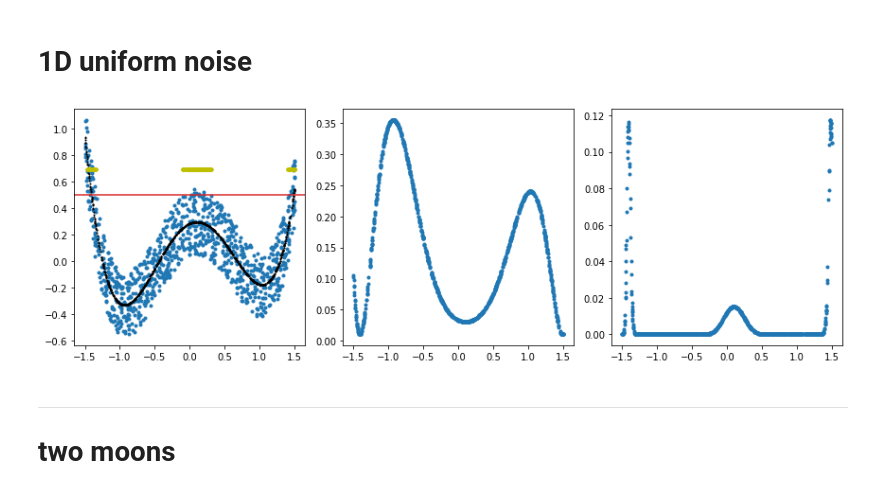
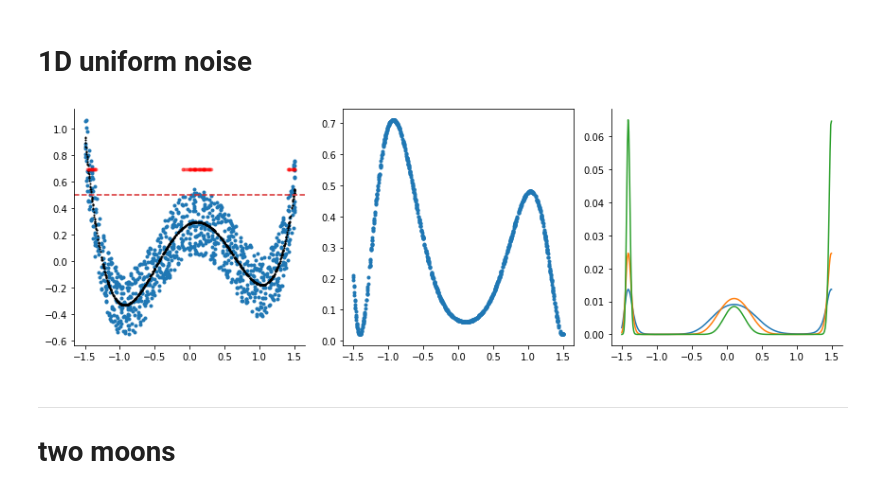
Before and after one commit to mackelab/neuralgbi, a Jupyter notebook: dev_notebook/tasks.ipynb, the cells around one changed output. Saved outputs shown, nothing was run; the diff lists cells and outputs as text; code cells hidden in the pictures.

```diff
--- a/dev_notebook/tasks.ipynb
+++ b/dev_notebook/tasks.ipynb
@@ -18,7 +18,7 @@ from math import sqrt
 # %% [markdown]
 # 1D uniform noise
 # %%
-# from gbi.benchmark.tasks.uniform_1d.task import UniformNoise1D
+from gbi.benchmark.tasks.uniform_1d.task import UniformNoise1D
 # from typing import Tuple, Optional, Union
 
 # import torch
@@ -119,37 +119,41 @@ from math import sqrt
 
 #     #     # posterior cov = s1 * inv_s1pluss2 * s2
 #     #     product_cov = torch.mm(torch.mm(s1, inv_s1s2), s2)
 
 #     #     return product_mean, product_cov
 
 
 task = UniformNoise1D(x_o = Tensor([0.5]), beta=100)
 
 theta = task.prior.sample((1000,))
 x = task.simulate(theta)
 x_true = task.simulate_noiseless(theta)
 lh = task.noise_likelihood.log_prob(task.x_o - x_true)
 
 
 plt.figure(figsize=(12,4))
 plt.subplot(1,3,1)
 plt.plot(theta, x, '.')
 plt.plot(theta, x_true, '.k', ms=2)
-plt.plot(theta, lh, '.y')
-plt.axhline(task.x_o, color='C3')
+plt.plot(theta, lh, '.r', alpha=0.1)
+plt.axhline(task.x_o, color='C3', ls='--')
+plt.gca().spines[['right', 'top']].set_visible(False)
 
 plt.subplot(1,3,2)
 d_true = task.distance_fn(theta)
 plt.plot(theta, d_true, '.')
 # plt.plot(theta, distances.mse_dist((x_true-task.epsilon).unsqueeze(1), x_o.unsqueeze(1)), '.')
 # plt.plot(theta, distances.mse_dist((x_true+task.epsilon).unsqueeze(1), x_o.unsqueeze(1)), '.')
 
 plt.subplot(1,3,3)
-plt.plot(theta, task.potential(theta).exp(), '.')
+theta_grid=torch.arange(-1.5,1.5,0.01).unsqueeze(1)
+for beta in [0.1, 0.2, 0.5]:
+    plt.plot(theta_grid, (task.potential(theta_grid)*beta).exp()/(task.potential(theta_grid)*beta).exp().sum(), '-')
 
+plt.gca().spines[['right', 'top']].set_visible(False)
 plt.tight_layout()
 # %% [output]
-[figure, old version]
+[figure, new version]
 # %% [markdown]
 ---
 # two moons
```
Also changed, not shown: parts of 1 cell of this notebook, 2 other files.
